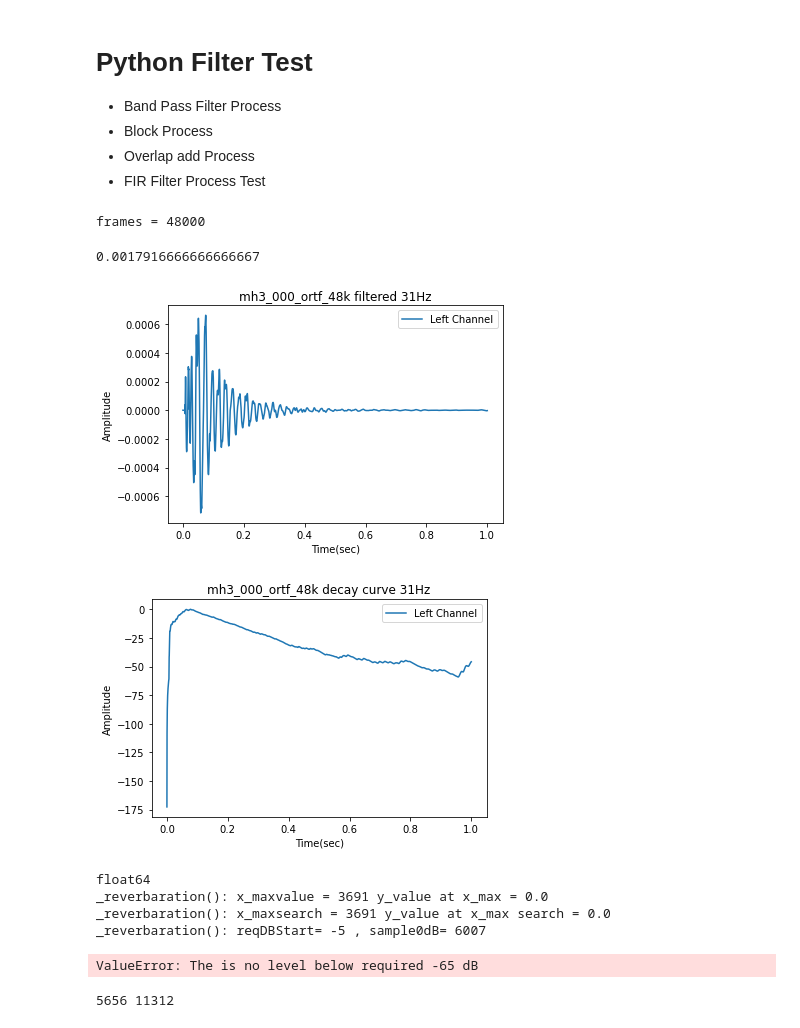
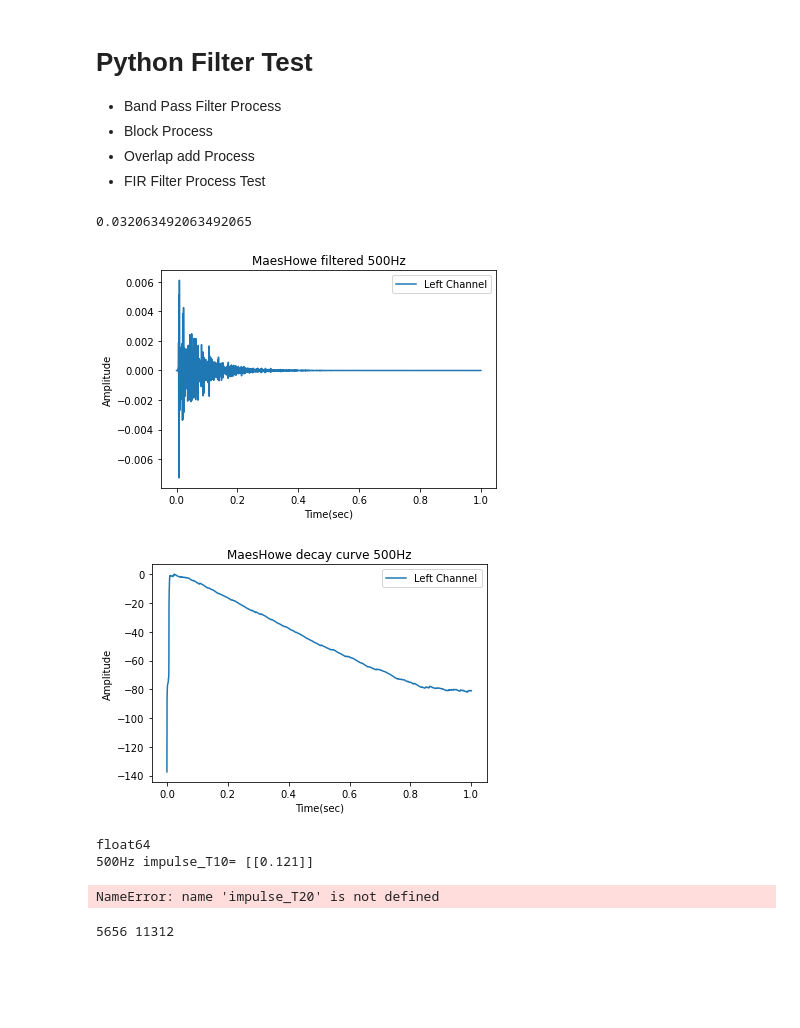
Before and after one commit to sunnyside74/pyOssAudioAnalyzer, a Jupyter notebook: ossTestFilter.ipynb, the cells around one changed output. Saved outputs shown, nothing was run; the diff lists cells and outputs as text; code cells hidden in the pictures; blank space fills up the shorter version.

```diff
--- a/ossTestFilter.ipynb
+++ b/ossTestFilter.ipynb
@@ -53,11 +53,11 @@ impulse_dir = os.path.join(os.getcwd(), 'impulsefiles')     # Path of audiofiles
 #wav_fname_impulse = "EmptyApartmentBedroom"
 #wav_fname_impulse = "FalklandPalaceRoyalTennisCourt"
 #wav_fname_impulse = "InsidePiano"
-#wav_fname_impulse = "MaesHowe"
+wav_fname_impulse = "MaesHowe"
 #wav_fname_impulse = "SportsCentreUniversityOfYork"
 #wav_fname_impulse = "StairwayUniversityOfYork"
 #wav_fname_impulse = "StAndrewsChurch"
-wav_fname_impulse = "mh3_000_ortf_48k"
+#wav_fname_impulse = "mh3_000_ortf_48k"
 
 impulse_fname = os.path.join(impulse_dir, wav_fname_impulse + '.wav')  #path + filename
 
@@ -71,9 +71,9 @@ else:                                       # 그 외에는 scipy.io.wavfile을
 
 # Type Conversion
 if impulse_data.dtype == 'int16':
-    impulse_data = np.float32(impulse_data/(2**15))
+    impulse_data = np.float32(impulse_data/(2**15-1))
 elif impulse_data.dtype == 'int32':
-    impulse_data = np.float32(impulse_data/(2**31))
+    impulse_data = np.float32(impulse_data/(2**31-1))
 
 impulse_time = impulse_data.shape[0] / impulse_struct_fmt.fs
 
@@ -104,13 +104,11 @@ else:                                       # 그 외에는 scipy.io.wavfile을
 
 # Type Conversion
 if audio_data.dtype == 'int16':
-    audio_data = np.float32(audio_data/(2**15))
+    audio_data = np.float32(audio_data/(2**15-1))
 elif audio_data.dtype == 'int32':
-    audio_data = np.float32(audio_data/(2**31))
+    audio_data = np.float32(audio_data/(2**31-1))
 
 audio_time = audio_data.shape[0] / audio_struct_fmt.fs
-# %% [output]
-frames = 48000
 # %%
 array_fc = [250, 500, 1000, 2000, 4000, 8000, 16000]
 
@@ -124,59 +122,56 @@ array_fc = [250, 500, 1000, 2000, 4000, 8000, 16000]
 #     dbg.dPlotAudio(impulse_struct_fmt.fs, impulse_data_filtered, impulse_fname, "Left Channel", "Time(sec)", "Amplitude")
 #     num = num + 1
 #
 # for fc in array_fc:
 #     band_f1, band_f2 = pyOssFilter.bp_cf_to_band_range(fc)
 #     audio_data_filtered = pyOssFilter.bandpass_filter(audio_data[:,0], band_f1, band_f2, audio_struct_fmt.fs, order=5)
 #     dbg.dPlotAudio(audio_struct_fmt.fs, audio_data_filtered, audio_fname, "Left Channel", "Time(sec)", "Amplitude")
 #     num = num + 1
 
-fc = 31
+fc = 500
 
 band_f1, band_f2 = pyOssFilter.bp_cf_to_band_range(fc)
 
 # Band Pass Filter Butterworth 5th order
 impulse_data_filtered = pyOssFilter.bandpass_filter(impulse_data[:,0], band_f1, band_f2, impulse_struct_fmt.fs, order=2)
 
 # Band Pass Filter FIR Hamming
 # firtab = 128
 # if band_f2 > 20000:
 #     band_f2 = 20000
 # coef_fir1 = np.float32(sig.firwin(firtab, [band_f1, band_f2], pass_zero=False, fs=audio_struct_fmt.fs))
 # impulse_data_filtered = sig.fftconvolve(impulse_data[:,0], coef_fir1)
 
 dbg.dPlotAudio(impulse_struct_fmt.fs, impulse_data_filtered, wav_fname_impulse + ' filtered ' + str(fc) + 'Hz', "Left Channel", "Time(sec)", "Amplitude")
 
 impulse_decaycurve = room.decayCurve(impulse_data_filtered, impulse_time, impulse_struct_fmt.fs)
 dbg.dPlotAudio(impulse_struct_fmt.fs, impulse_decaycurve, wav_fname_impulse + ' decay curve ' + str(fc) + 'Hz', "Left Channel", "Time(sec)", "Amplitude")
 print(impulse_decaycurve.dtype)
 
-impulse_t60, impulse_t60nonLin = room.T60(impulse_decaycurve, impulse_struct_fmt.fs)
-# impulse_EDT, impulse_EDTnonLin = room.EDT(impulse_decaycurve, impulse_struct_fmt.fs)
-# impulse_t20, impulse_t20nonLin = room.T20(impulse_decaycurve, impulse_struct_fmt.fs)
-# impulse_t30, impulse_t30nonLin = room.T30(impulse_decaycurve, impulse_struct_fmt.fs)
-# impulse_t20, impulse_t20nonLin = room.T20(impulse_decaycurve, impulse_struct_fmt.fs)
-# impulse_t30, impulse_t30nonLin = room.T30(impulse_decaycurve, impulse_struct_fmt.fs)
-# print("impulse_T60=", impulse_t60, "impulse_T60 nonLin=", impulse_t60nonLin)            # for Debug
-# print("impulse_EDT=", impulse_EDT, "impulse_EDT nonLin=", impulse_EDTnonLin)            # for Debug
-# print("impulse_T10=", impulse_EDT/6, "impulse_T10 nonLin=EDT=", impulse_EDTnonLin)      # for Debug
-# print("impulse_T20=", impulse_t20, "impulse_T20 nonLin=", impulse_t20nonLin)          # for Debug
-# print("impulse_T30=", impulse_t30, "impulse_T30 nonLin=", impulse_t30nonLin)          # for Debug
+impulse_t60, impulse_t60nonLin = room.RT60(impulse_decaycurve, impulse_struct_fmt.fs)
+impulse_EDT, impulse_EDTnonLin = room.EDT(impulse_decaycurve, impulse_struct_fmt.fs)
+impulse_t20, impulse_t20nonLin = room.T20(impulse_decaycurve, impulse_struct_fmt.fs)
+impulse_t30, impulse_t30nonLin = room.T30(impulse_decaycurve, impulse_struct_fmt.fs)
+mpulse_t60, impulse_t60nonLin = room.RT60(impulse_decaycurve, impulse_struct_fmt.fs)
+print(str(fc) +"Hz impulse_T10=", impulse_EDT/6)      # for Debug
+print(str(fc) +"Hz impulse_T20=", impulse_t20, "impulse_RT60(use T20)=", impulse_t20 * 3 )          # for Debug
+print(str(fc) +"Hz impulse_T30=", impulse_t30, "impulse_RT60(use T30)=", impulse_t30 * 2)          # for Debug
+print(str(fc) +"Hz impulse_RT60=", impulse_t60)            # for Debug
+print(str(fc) +"Hz impulse_EDT=", impulse_EDT)            # for Debug
 
-# impulse_C50 = room.C50(impulse_data_filtered, impulse_struct_fmt.fs)
-# impulse_C80 = room.C80(impulse_data_filtered, impulse_struct_fmt.fs)
-# impulse_D50 = room.D50(impulse_data_filtered, impulse_struct_fmt.fs)
-# print("impulse_C50=", impulse_C50)         # for Debug
-# print("impulse_C80=", impulse_C80)         # for Debug
-# print("impulse_D50=", impulse_D50)         # for Debug
+impulse_C50 = room.C50(impulse_data_filtered, impulse_struct_fmt.fs)
+impulse_C80 = room.C80(impulse_data_filtered, impulse_struct_fmt.fs)
+impulse_D50 = room.D50(impulse_data_filtered, impulse_struct_fmt.fs)
+print(str(fc) +"Hz impulse_C50=", impulse_C50)         # for Debug
+print(str(fc) +"Hz impulse_C80=", impulse_C80)         # for Debug
+print(str(fc) +"Hz impulse_D50=", impulse_D50)         # for Debug
 # %% [output]
-0.0017916666666666667
+0.032063492063492065
-[figure, old version]
+[figure, new version]
-[figure, old version]
+[figure, new version]
 float64
-_reverbaration(): x_maxvalue = 3691 y_value at x_max = 0.0
-_reverbaration(): x_maxsearch = 3691 y_value at x_max search = 0.0
-_reverbaration(): reqDBStart= -5 , sample0dB= 6007
+500Hz impulse_T10= [[0.121]]
-ValueError: The is no level below required -65 dB
+NameError: name 'impulse_T20' is not defined
 # %%
 # FIR Filter Test
 array_fc = [250, 500, 1000, 2000, 4000, 8000, 16000]
```
Also changed, not shown: 3 other files.
